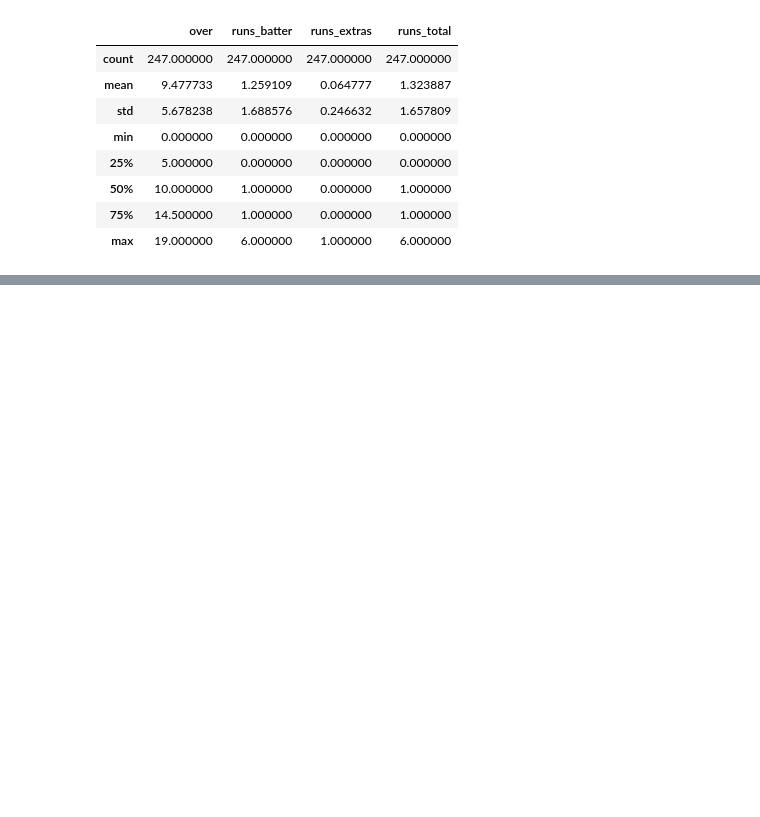
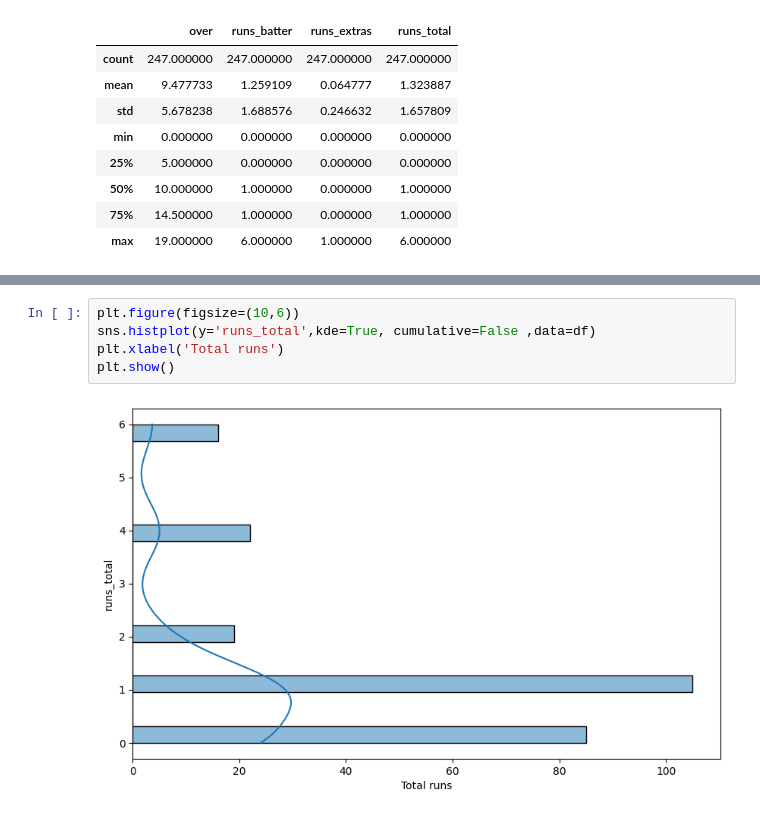
Before and after one commit to s-sawadogo/Python-Data-Visualization, a Jupyter notebook: DataViz_On_IPL_Match_Dataset.ipynb, the cells around one changed output, grey strips where cells are left out. Cells and saved outputs as stored; diff of their text form; blank space fills up the shorter version.

```diff
--- a/DataViz_On_IPL_Match_Dataset.ipynb
+++ b/DataViz_On_IPL_Match_Dataset.ipynb
@@ -67,0 +77,7 @@ df.describe(include='object')
+# %%
+plt.figure(figsize=(10,6))
+sns.histplot(y='runs_total',kde=True, cumulative=False ,data=df)
+plt.xlabel('Total runs')
+plt.show()
+# %% [output]
+[figure, added]
```
Also changed, not shown: parts of 14 cells of this notebook.
